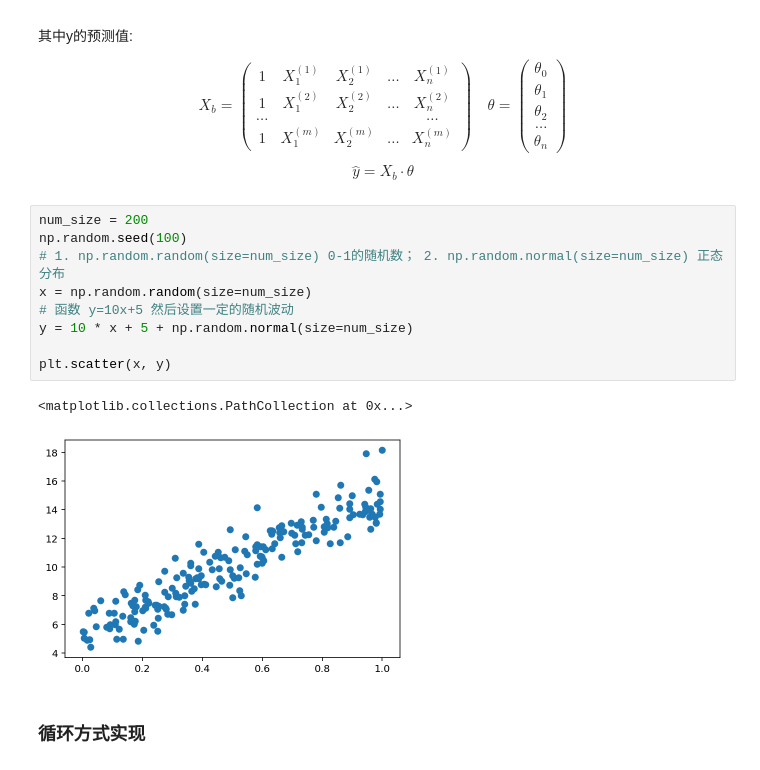
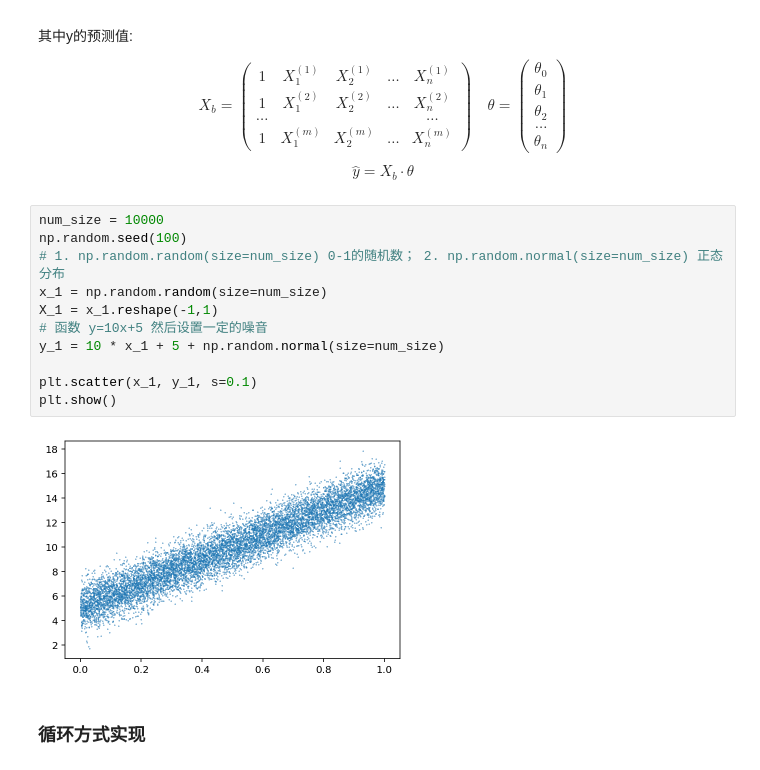
Before and after one commit to clelandgt/machine_learning, a Jupyter notebook: ml_algorithms/梯度下降.ipynb, the cells around one changed output. Saved outputs shown, nothing was run; the diff lists cells and outputs as text.

```diff
--- a/ml_algorithms/梯度下降.ipynb
+++ b/ml_algorithms/梯度下降.ipynb
@@ -139,17 +139,18 @@ $$
 \hat{y}=X_{b} \cdot \theta
 $$
 # %%
-num_size = 200
+num_size = 10000
 np.random.seed(100)
 # 1. np.random.random(size=num_size) 0-1的随机数； 2. np.random.normal(size=num_size) 正态分布
-x = np.random.random(size=num_size)
-# 函数 y=10x+5 然后设置一定的随机波动
-y = 10 * x + 5 + np.random.normal(size=num_size)
+x_1 = np.random.random(size=num_size)
+X_1 = x_1.reshape(-1,1)
+# 函数 y=10x+5 然后设置一定的噪音
+y_1 = 10 * x_1 + 5 + np.random.normal(size=num_size)
 
-plt.scatter(x, y)
+plt.scatter(x_1, y_1, s=0.1)
+plt.show()
 # %% [output]
-<matplotlib.collections.PathCollection at 0x...>
-[figure, old version]
+[figure, new version]
 # %% [markdown]
 ### 循环方式实现
 # %%
```
Also changed, not shown: parts of 22 cells of this notebook, 1 other file.
